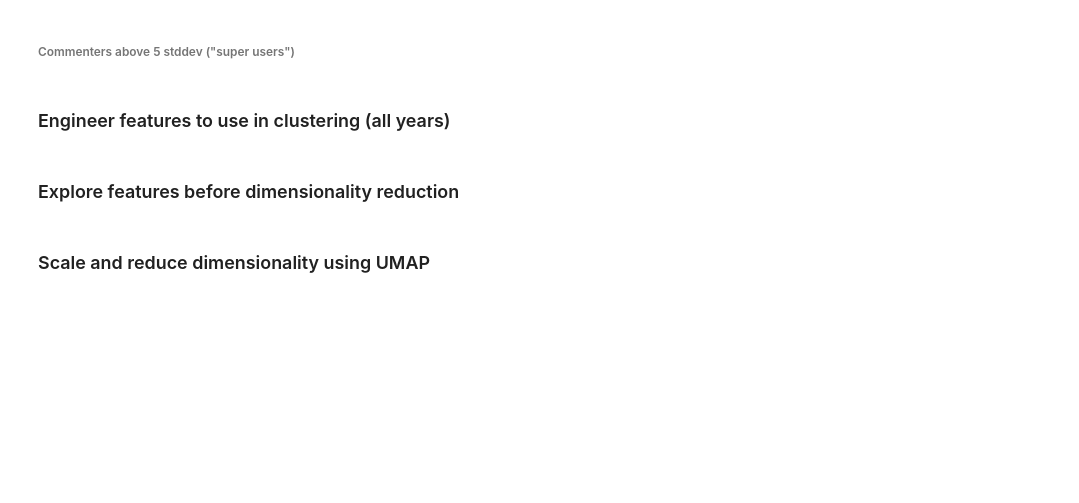
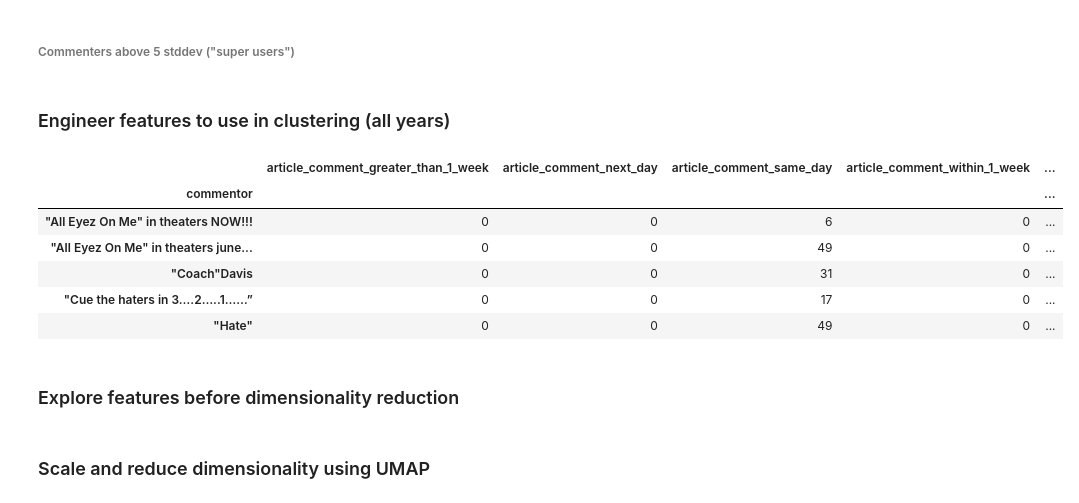
Before and after one commit to jweisman11a/pft_capstone, a Jupyter notebook: analyze-pft-commenters.ipynb, the cells around one changed output. Cells and saved outputs as stored; diff of their text form; code cells hidden in the pictures; blank space fills up the shorter version.

```diff
--- a/analyze-pft-commenters.ipynb
+++ b/analyze-pft-commenters.ipynb
@@ -113,5 +115,9 @@ fig = go.Figure(data=[go.Histogram(x=table.commentor.values, histfunc='sum', his
 fig.show()
 # %% [markdown]
 ### Engineer features to use in clustering (all years)
+# %%
+# Read in data
+comments = pd.read_csv('data/in_process/comments.csv', parse_dates=['comment_datetime_clean'])
+articles = pd.read_csv('data/cleaned/articles.csv', header=0, parse_dates=['scrape_datetime','post_datetime'])
 # %%
 #1 Calculate the total number of comments by each commenter
@@ -174,0 +187,16 @@ comments.shape
+# %%
+#7 Calculate the total number of characters, words, and sentences written by the commenter
+comments['comment_word_len'] = comments['comment_body'].str.split().str.len()
+commentor_total_words = comments.groupby(['commentor']).agg({'comment_word_len':['sum','mean']})
+commentor_total_words.columns = commentor_total_words.columns.droplevel()
+commentor_total_words.columns = ['num_words_total','num_words_mean']
+commentor_total_words.to_csv('data/in_process/yearly_features/07_commentor_total_words.csv', header=True, index=True)
+commentor_total_words.head()
+# %%
+#8 Calculate the total number of characters, words, and sentences written by the commenter
+comments['comment_sent_len'] = comments['comment_body'].str.split('. ').str.len()
+commentor_total_sent = comments.groupby(['commentor']).agg({'comment_sent_len':['sum','mean']})
+commentor_total_sent.columns = commentor_total_sent.columns.droplevel()
+commentor_total_sent.columns = ['num_words_total','num_words_mean']
+commentor_total_sent.to_csv('data/in_process/yearly_features/08_commentor_total_sent.csv', header=True, index=True)
+commentor_total_sent.head()
@@ -174,0 +205,40 @@ comments.shape
+# %%
+#9 Number of comments made same day as article published, within 3 days, within 7 days, more than 7 days
+articles_w_dates = articles.drop_duplicates(subset=['article_url','post_datetime'])
+comments_between = pd.merge(comments, articles_w_dates[['article_url','post_datetime']], how='left', on='article_url')
+comments_between['days_between'] = round((comments_between.comment_datetime_clean - comments_between.post_datetime) / pd.Timedelta(days=1))
+
+def days_between_article_comment(days_between):
+    try:
+        days_between = int(days_between)
+        if days_between == 0:
+            return 'same_day'
+        if days_between == 1:
+            return 'next_day'
+        if days_between <= 3:
+            return 'within_3_days'
+        if days_between <= 7:
+            return 'within_1_week'
+        return 'greater_than_1_week'
+    except:
+        return 'same_day'
+
+comments_between['days_between_article_comment'] = comments_between['days_between'].apply(days_between_article_comment)
+comments_between_df = pd.pivot_table(comments_between[['article_url','days_between_article_comment','commentor']],
+                                         index=['commentor'],
+                                         columns=['days_between_article_comment'],
+                                         aggfunc='count',
+                                         fill_value=0
+                                        )
+comments_between_df.columns = comments_between_df.columns.droplevel()
+comments_between_df.columns = [f'article_comment_{c}' for c in comments_between_df.columns]
+comments_between_df.to_csv('data/in_process/yearly_features/09_comments_between_df.csv', header=True, index=True)
+comments_between_df.head()
+# %% [output]
+|  | article_comment_greater_than_1_week | article_comment_next_day | article_comment_same_day | article_comment_within_1_week | ... |
+| commentor |  |  |  |  | ... |
+| "All Eyez On Me" in theaters NOW!!! | 0 | 0 | 6 | 0 | ... |
+| "All Eyez On Me" in theaters june... | 0 | 0 | 49 | 0 | ... |
+| "Coach"Davis | 0 | 0 | 31 | 0 | ... |
+| "Cue the haters in 3….2…..1……” | 0 | 0 | 17 | 0 | ... |
+| "Hate" | 0 | 0 | 49 | 0 | ... |
```
Also changed, not shown: parts of 19 cells of this notebook.
